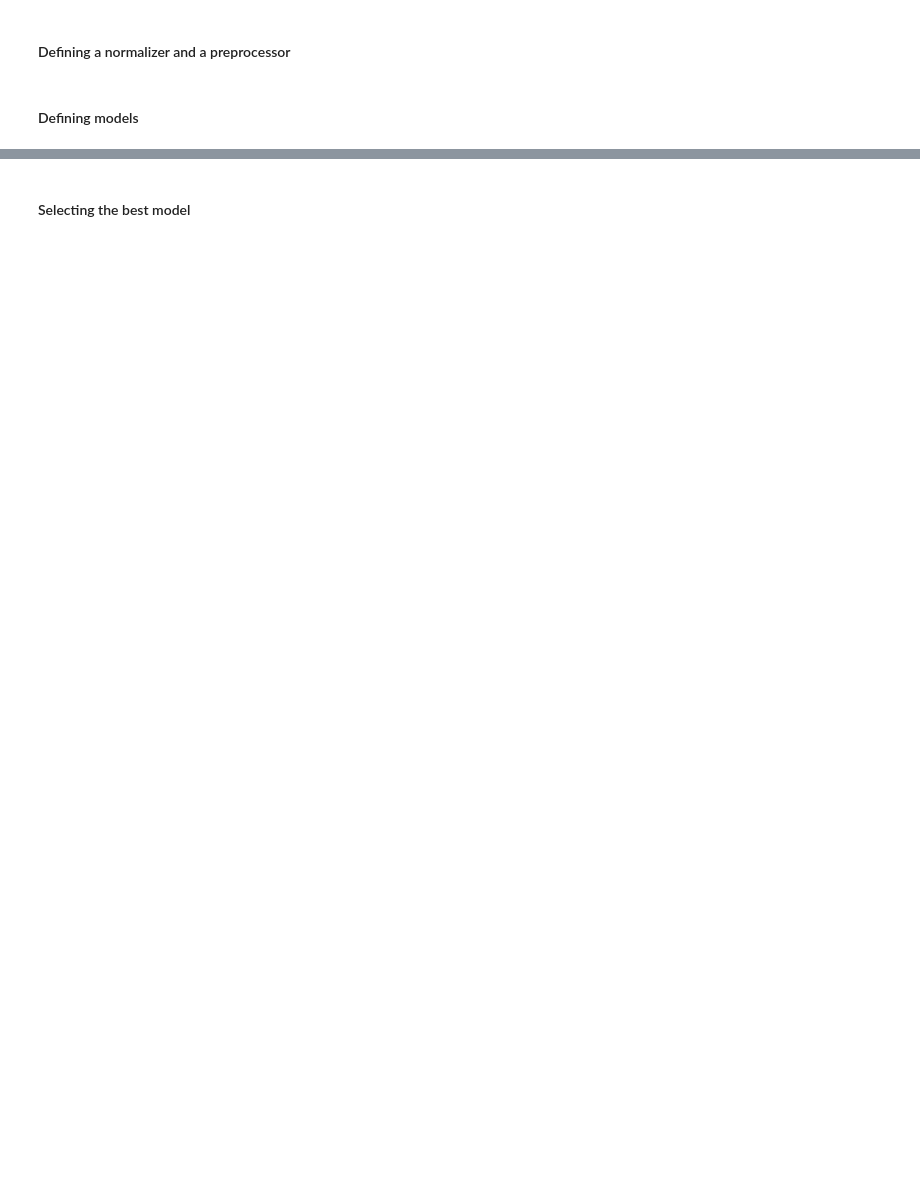
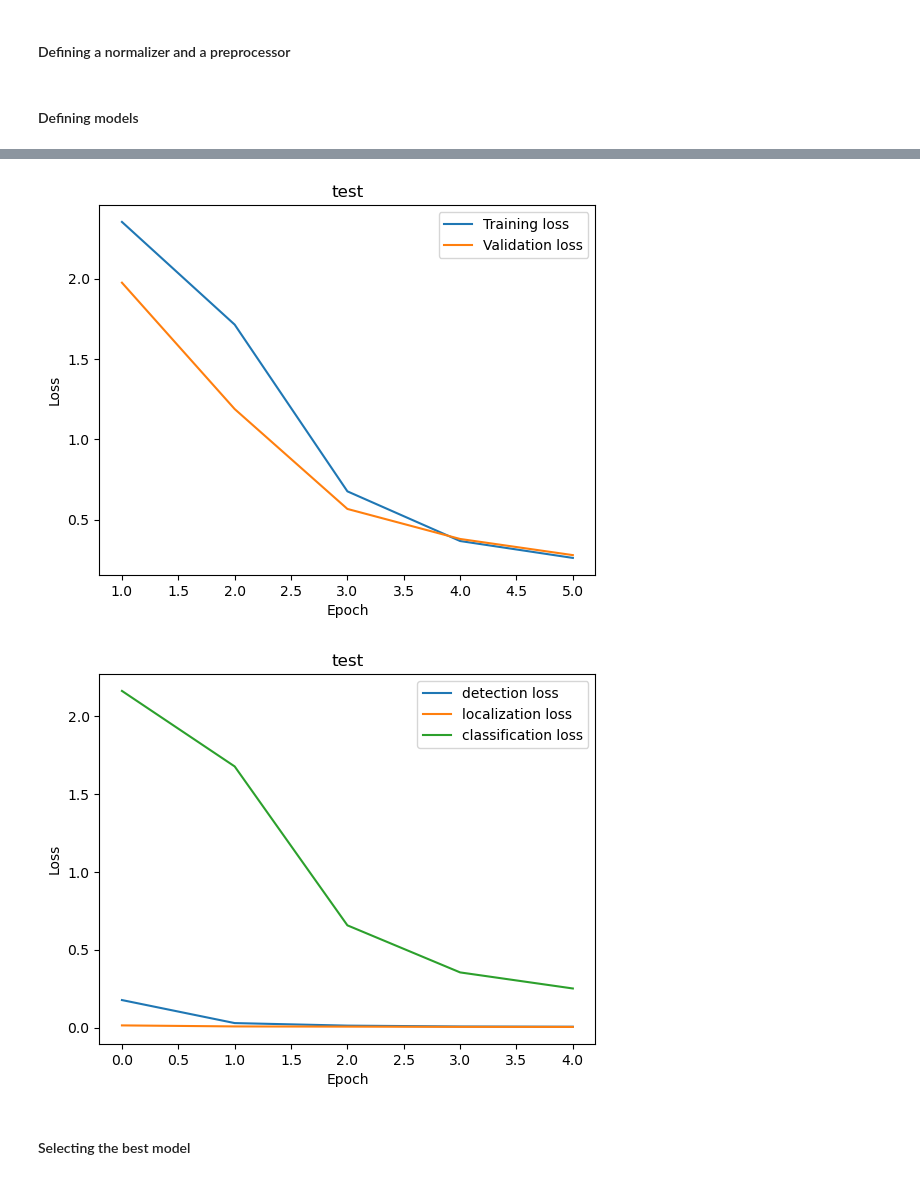
Before and after one commit to auroraingebrigtsen/Project2_265, a Jupyter notebook: project2.ipynb, the cells around one changed output, grey strips where cells are left out. Saved outputs shown, nothing was run; the diff lists cells and outputs as text; code cells hidden in the pictures; blank space fills up the shorter version.

```diff
--- a/project2.ipynb
+++ b/project2.ipynb
@@ -66,7 +99,9 @@ preprocessor = transforms.Compose([
 # %%
-loc_train_norm = [(preprocessor(img), label) for img, label in loc_train]
-loc_val_norm = [(preprocessor(img), label) for img, label in loc_val]
-loc_test_norm = [(preprocessor(img), label) for img, label in loc_test]
+# loc_train_norm = [(preprocessor(img), label) for img, label in loc_train]
+# loc_val_norm = [(preprocessor(img), label) for img, label in loc_val]
+# loc_test_norm = [(preprocessor(img), label) for img, label in loc_test]
+
+loc_train_norm, loc_val_norm, loc_test_norm = normalizer(loc_train, loc_val, loc_test)
 # %%
 train_loader = torch.utils.data.DataLoader(loc_train_norm, batch_size=64, shuffle=False)
 val_loader = torch.utils.data.DataLoader(loc_val_norm, batch_size=64, shuffle=False)
@@ -78,12 +113,12 @@ loss_fn = LocalizationLoss()
 model_name = 'test'
 
 torch.manual_seed(SEED)
-model = LocCNN1((48,60,1))
+model = LocCNN2((48,60,1))
 model.to(device=device)
 optimizer = optim.SGD(model.parameters(), lr=0.01, momentum=0.9, weight_decay=0.001)
 
 loss_train, loss_val, train_perform, val_perform, losses_separated = train(
-    n_epochs=2,
+    n_epochs=5,
     optimizer=optimizer,
     model=model,
     loss_fn=loss_fn,
@@ -95,3 +130,4 @@ loss_train, loss_val, train_perform, val_perform, losses_separated = train(
 plot_loss(loss_train, loss_val, model_name, save_model=True)
 plot_lists(losses_separated, ['detection loss', 'localization loss', 'classification loss'], model_name, save_model=False)
 y_true, y_pred = predict(model, val_loader)
+# %% [output]
@@ -98,3 +151,5 @@ y_true, y_pred = predict(model, val_loader)
+[figure, added]
+[figure, added]
 # %% [markdown]
 #### Selecting the best model
 # %%
```
Also changed, not shown: parts of 13 cells of this notebook, 1 other file.
